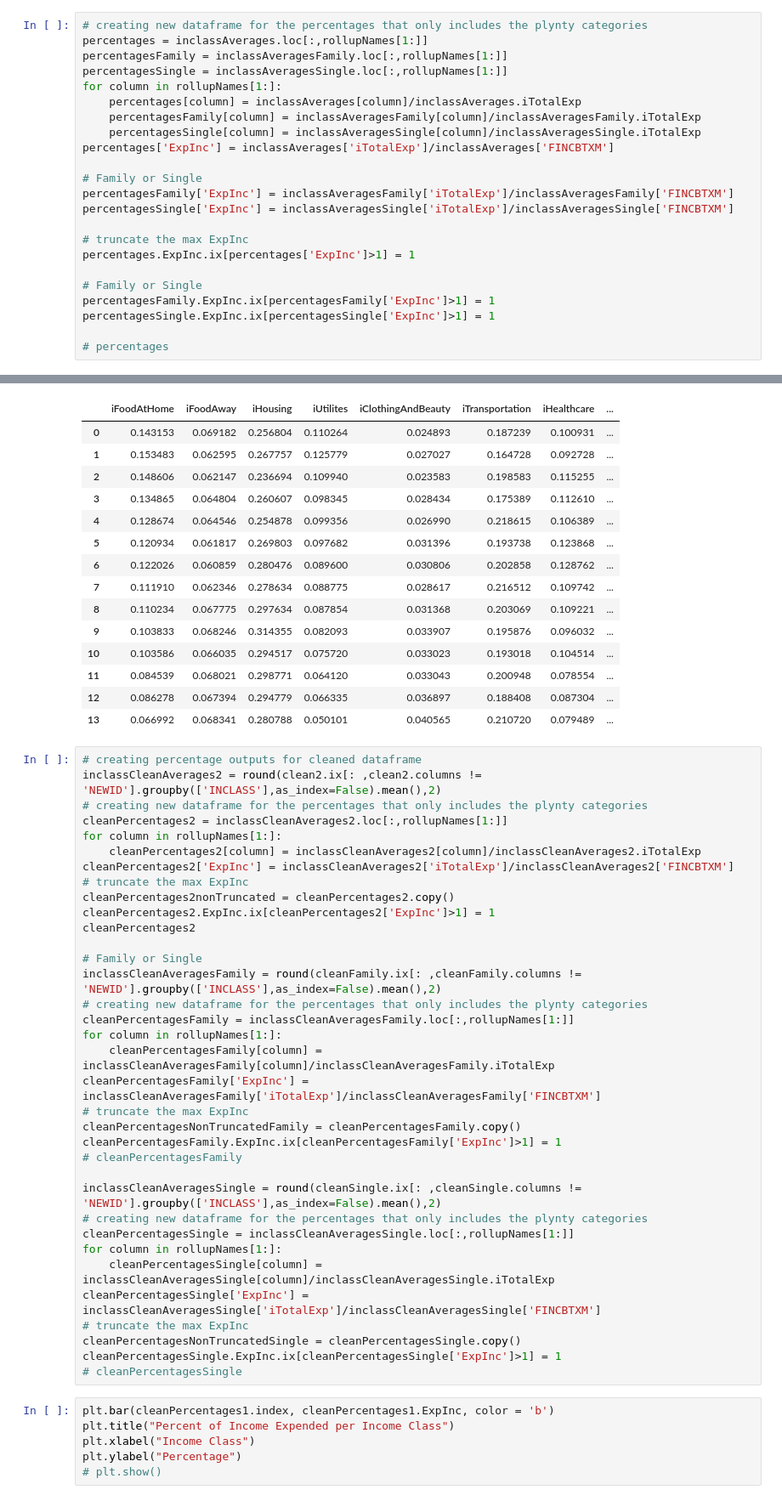
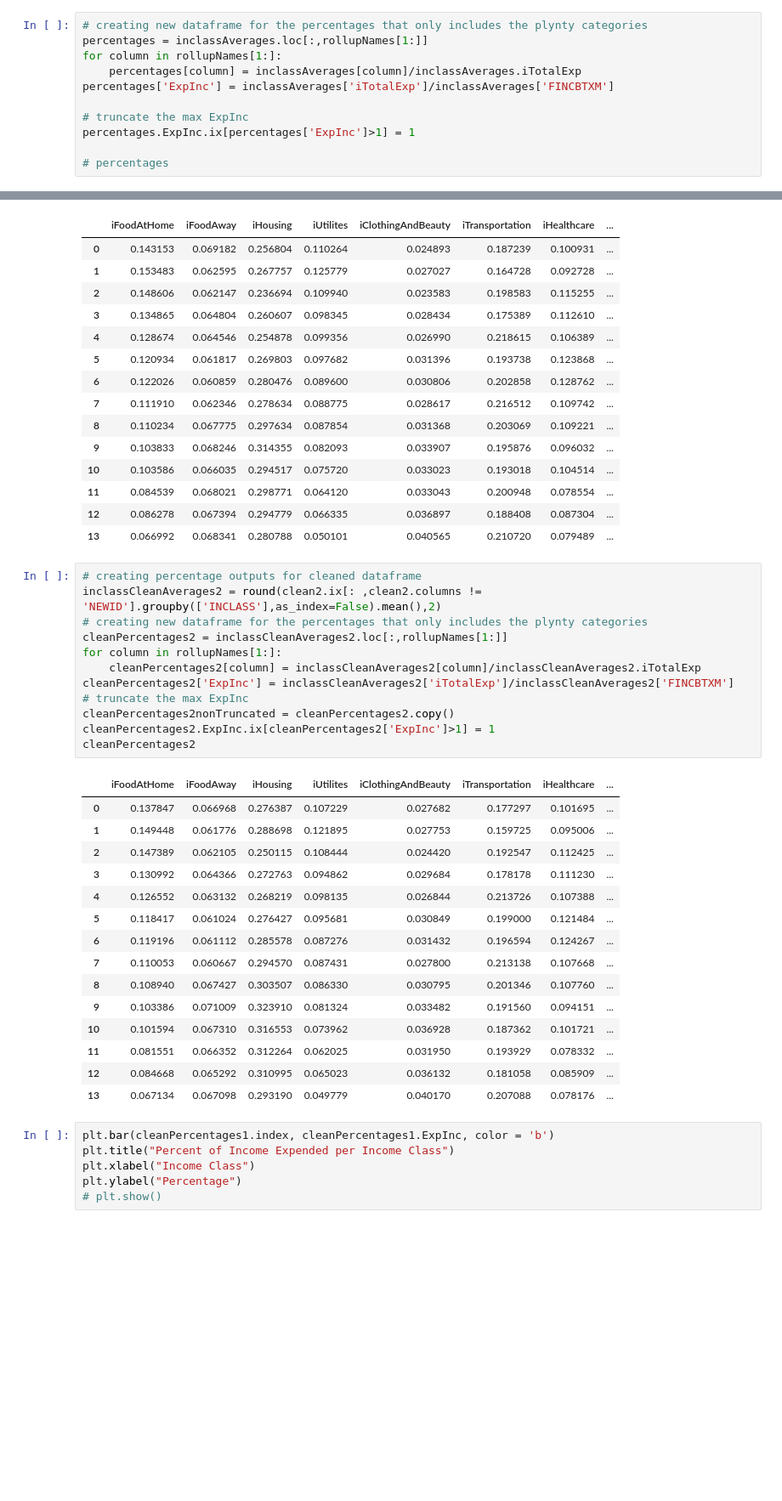
Before and after one commit to lunhuamao/BLS_Python_Analysis, a Jupyter notebook: plyntyPython.ipynb, the cells around one changed output, grey strips where cells are left out. Shown at 85% size. Drawn from its saved outputs; the diff is of its cells as text; blank space fills up the shorter version.

Commit message:
Broke single vs family analysis into seperate notebook

```diff
--- a/plyntyPython.ipynb
+++ b/plyntyPython.ipynb
@@ -226,25 +210,13 @@ percentages is the percent of total expenditure for each category for each incom
 # %%
 # creating new dataframe for the percentages that only includes the plynty categories
 percentages = inclassAverages.loc[:,rollupNames[1:]]
-percentagesFamily = inclassAveragesFamily.loc[:,rollupNames[1:]]
-percentagesSingle = inclassAveragesSingle.loc[:,rollupNames[1:]]
 for column in rollupNames[1:]:
     percentages[column] = inclassAverages[column]/inclassAverages.iTotalExp
-    percentagesFamily[column] = inclassAveragesFamily[column]/inclassAveragesFamily.iTotalExp
-    percentagesSingle[column] = inclassAveragesSingle[column]/inclassAveragesSingle.iTotalExp
 percentages['ExpInc'] = inclassAverages['iTotalExp']/inclassAverages['FINCBTXM']
-
-# Family or Single
-percentagesFamily['ExpInc'] = inclassAveragesFamily['iTotalExp']/inclassAveragesFamily['FINCBTXM']
-percentagesSingle['ExpInc'] = inclassAveragesSingle['iTotalExp']/inclassAveragesSingle['FINCBTXM']
 
 # truncate the max ExpInc
 percentages.ExpInc.ix[percentages['ExpInc']>1] = 1
 
-# Family or Single
-percentagesFamily.ExpInc.ix[percentagesFamily['ExpInc']>1] = 1
-percentagesSingle.ExpInc.ix[percentagesSingle['ExpInc']>1] = 1
-
 # percentages
 # %% [markdown]
 # Exploring Issues in the data
@@ -422,38 +368,31 @@ cleanPercentages1
 # %%
 # creating percentage outputs for cleaned dataframe
 inclassCleanAverages2 = round(clean2.ix[: ,clean2.columns != 'NEWID'].groupby(['INCLASS'],as_index=False).mean(),2)
 # creating new dataframe for the percentages that only includes the plynty categories
 cleanPercentages2 = inclassCleanAverages2.loc[:,rollupNames[1:]]
 for column in rollupNames[1:]:
     cleanPercentages2[column] = inclassCleanAverages2[column]/inclassCleanAverages2.iTotalExp
 cleanPercentages2['ExpInc'] = inclassCleanAverages2['iTotalExp']/inclassCleanAverages2['FINCBTXM']
 # truncate the max ExpInc
 cleanPercentages2nonTruncated = cleanPercentages2.copy()
 cleanPercentages2.ExpInc.ix[cleanPercentages2['ExpInc']>1] = 1
 cleanPercentages2
-
-# Family or Single
-inclassCleanAveragesFamily = round(cleanFamily.ix[: ,cleanFamily.columns != 'NEWID'].groupby(['INCLASS'],as_index=False).mean(),2)
-# creating new dataframe for the percentages that only includes the plynty categories
-cleanPercentagesFamily = inclassCleanAveragesFamily.loc[:,rollupNames[1:]]
-for column in rollupNames[1:]:
-    cleanPercentagesFamily[column] = inclassCleanAveragesFamily[column]/inclassCleanAveragesFamily.iTotalExp
-cleanPercentagesFamily['ExpInc'] = inclassCleanAveragesFamily['iTotalExp']/inclassCleanAveragesFamily['FINCBTXM']
-# truncate the max ExpInc
-cleanPercentagesNonTruncatedFamily = cleanPercentagesFamily.copy()
-cleanPercentagesFamily.ExpInc.ix[cleanPercentagesFamily['ExpInc']>1] = 1
-# cleanPercentagesFamily
-
-inclassCleanAveragesSingle = round(cleanSingle.ix[: ,cleanSingle.columns != 'NEWID'].groupby(['INCLASS'],as_index=False).mean(),2)
-# creating new dataframe for the percentages that only includes the plynty categories
-cleanPercentagesSingle = inclassCleanAveragesSingle.loc[:,rollupNames[1:]]
-for column in rollupNames[1:]:
-    cleanPercentagesSingle[column] = inclassCleanAveragesSingle[column]/inclassCleanAveragesSingle.iTotalExp
-cleanPercentagesSingle['ExpInc'] = inclassCleanAveragesSingle['iTotalExp']/inclassCleanAveragesSingle['FINCBTXM']
-# truncate the max ExpInc
-cleanPercentagesNonTruncatedSingle = cleanPercentagesSingle.copy()
-cleanPercentagesSingle.ExpInc.ix[cleanPercentagesSingle['ExpInc']>1] = 1
-# cleanPercentagesSingle
+# %% [output]
+|  | iFoodAtHome | iFoodAway | iHousing | iUtilites | iClothingAndBeauty | iTransportation | iHealthcare | ... |
+| 0 | 0.137847 | 0.066968 | 0.276387 | 0.107229 | 0.027682 | 0.177297 | 0.101695 | ... |
+| 1 | 0.149448 | 0.061776 | 0.288698 | 0.121895 | 0.027753 | 0.159725 | 0.095006 | ... |
+| 2 | 0.147389 | 0.062105 | 0.250115 | 0.108444 | 0.024420 | 0.192547 | 0.112425 | ... |
+| 3 | 0.130992 | 0.064366 | 0.272763 | 0.094862 | 0.029684 | 0.178178 | 0.111230 | ... |
+| 4 | 0.126552 | 0.063132 | 0.268219 | 0.098135 | 0.026844 | 0.213726 | 0.107388 | ... |
+| 5 | 0.118417 | 0.061024 | 0.276427 | 0.095681 | 0.030849 | 0.199000 | 0.121484 | ... |
+| 6 | 0.119196 | 0.061112 | 0.285578 | 0.087276 | 0.031432 | 0.196594 | 0.124267 | ... |
+| 7 | 0.110053 | 0.060667 | 0.294570 | 0.087431 | 0.027800 | 0.213138 | 0.107668 | ... |
+| 8 | 0.108940 | 0.067427 | 0.303507 | 0.086330 | 0.030795 | 0.201346 | 0.107760 | ... |
+| 9 | 0.103386 | 0.071009 | 0.323910 | 0.081324 | 0.033482 | 0.191560 | 0.094151 | ... |
+| 10 | 0.101594 | 0.067310 | 0.316553 | 0.073962 | 0.036928 | 0.187362 | 0.101721 | ... |
+| 11 | 0.081551 | 0.066352 | 0.312264 | 0.062025 | 0.031950 | 0.193929 | 0.078332 | ... |
+| 12 | 0.084668 | 0.065292 | 0.310995 | 0.065023 | 0.036132 | 0.181058 | 0.085909 | ... |
+| 13 | 0.067134 | 0.067098 | 0.293190 | 0.049779 | 0.040170 | 0.207088 | 0.078176 | ... |
 # %%
 plt.bar(cleanPercentages1.index, cleanPercentages1.ExpInc, color = 'b')
 plt.title("Percent of Income Expended per Income Class")
```
Also changed, not shown: parts of 11 cells of this notebook.
